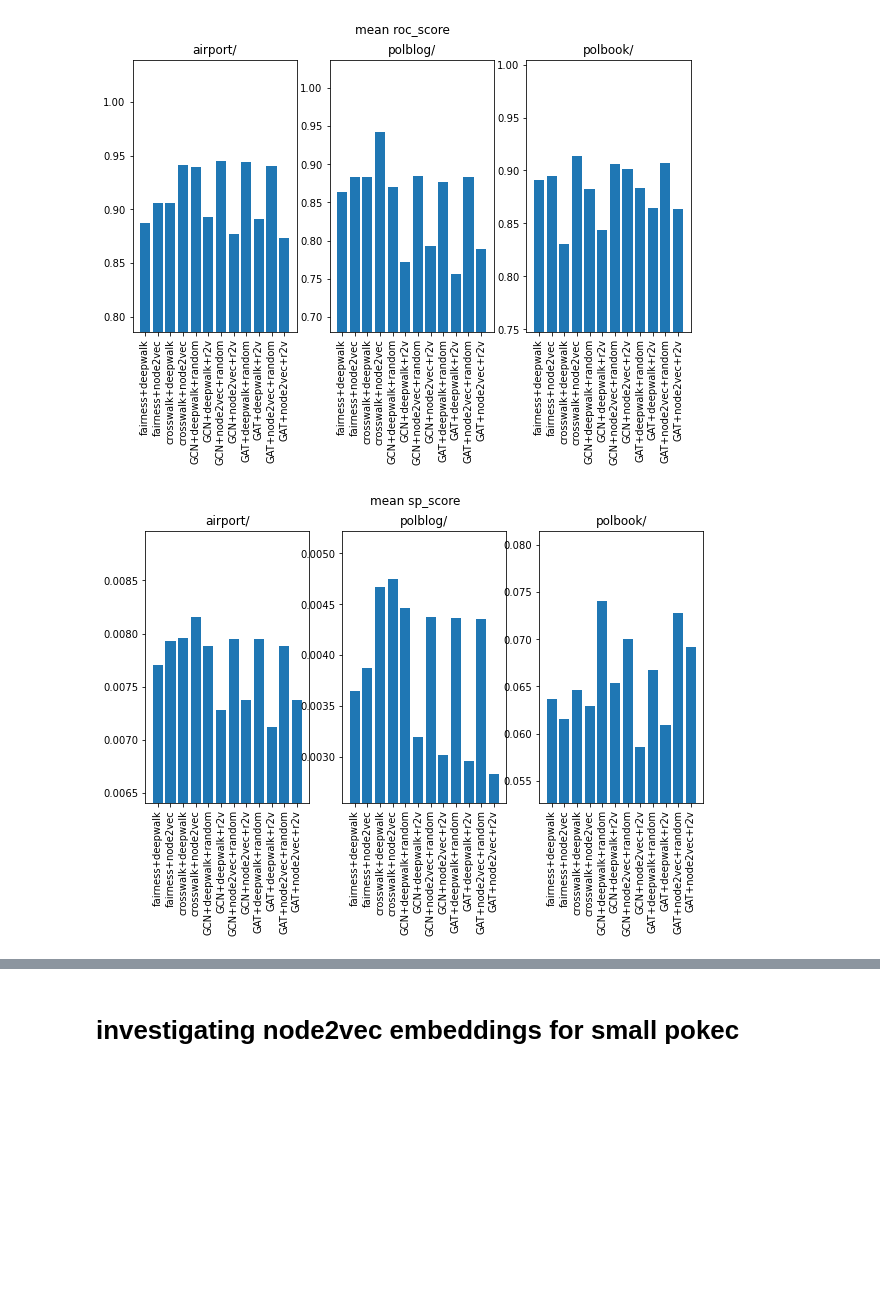
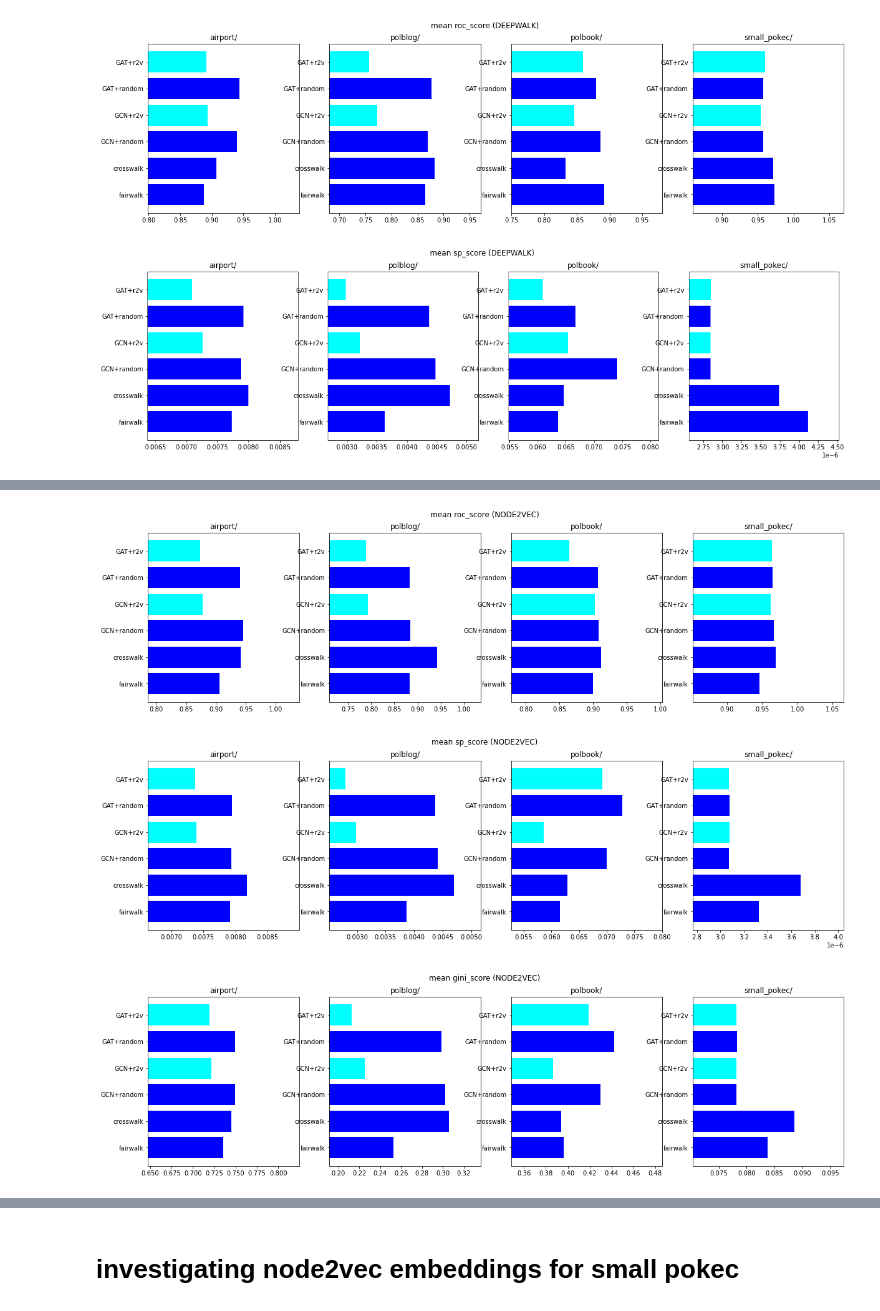
Before and after one commit to thunderock/residual2vec_, a Jupyter notebook: notebooks/RESULTS/aggregate_results.ipynb, the cells around one changed output, grey strips where cells are left out. Drawn from its saved outputs; the diff is of its cells as text; code cells hidden in the pictures; blank space fills up the shorter version.

```diff
--- a/notebooks/RESULTS/aggregate_results.ipynb
+++ b/notebooks/RESULTS/aggregate_results.ipynb
@@ -16,27 +16,34 @@ warnings.filterwarnings('ignore')
 # %%
 DATA_ROOT =  '../../../final_crosswalk/'
 
-DATASETS = ('airport/', 'polblog/', 'polbook/', ) # 'small_pokec/', 'pokec/', )
+DATASETS = ('airport/', 'polblog/', 'polbook/', 'small_pokec/')# , 'pokec/', )
 METRICS = ('roc_score', 'sp_score', 'gini_score')
 # %%
 for metric in METRICS:
     n_datasets = len(DATASETS)
 
-    f, axes = plt.subplots(1, n_datasets, figsize=(10, 5) )
-    f.suptitle("mean " + metric)
+    f, axes = plt.subplots(1, n_datasets, figsize=(20, 5) )
+    f.suptitle("mean " + metric + ' (DEEPWALK)')
     for idx, dataset in enumerate(DATASETS):
         file = DATA_ROOT + dataset + metric + '.pkl'
         m_dict = pkl.load(open(file, 'rb'))
+
         for m in list(m_dict.keys()):
-            if 'word2vec' in m.lower():
+
+            # removing node2vec and word2vec
+            if any([model in m.lower() for model in ['word2vec', 'node2vec']]):
                 m_dict.pop(m)
+            # remove deepwalk from name
+            if '+deepwalk' in m.lower():
+                m_dict[m.replace('+deepwalk', '')] = m_dict.pop(m)
         y = np.mean(np.vstack(m_dict.values()), axis=1)
-        axes[idx].bar(list(m_dict.keys()), y)
+        axes[idx].barh(list(m_dict.keys()), y, color=['cyan' if 'r2v' in x else 'blue' for x in m_dict.keys() ])
         axes[idx].title.set_text(dataset)
-        axes[idx].set_xticklabels(list(m_dict.keys()), rotation=90)
+        # axes[idx].set_xticklabels(list(m_dict.keys()), rotation=90)
         p10, P10 = np.min(y) * .9, np.max(y) * 1.1
-        axes[idx].set_ylim([p10, P10])
+        axes[idx].set_xlim([p10, P10])
+
     plt.plot()
 # %% [output]
-[figure, old version]
+[figure, new version]
-[figure, old version]
+[figure, new version]
@@ -44,3 +51,33 @@ for metric in METRICS:
+# %%
+for metric in METRICS:
+    n_datasets = len(DATASETS)
+
+    f, axes = plt.subplots(1, n_datasets, figsize=(20, 5) )
+    f.suptitle("mean " + metric + ' (NODE2VEC)')
+    for idx, dataset in enumerate(DATASETS):
+        file = DATA_ROOT + dataset + metric + '.pkl'
+        m_dict = pkl.load(open(file, 'rb'))
+
+        for m in list(m_dict.keys()):
+
+            # removing node2vec and word2vec
+            if any([model in m.lower() for model in ['word2vec', 'deepwalk']]):
+                m_dict.pop(m)
+            # remove deepwalk from name
+            if '+node2vec' in m.lower():
+                m_dict[m.replace('+node2vec', '')] = m_dict.pop(m)
+        y = np.mean(np.vstack(m_dict.values()), axis=1)
+        axes[idx].barh(list(m_dict.keys()), y, color=['cyan' if 'r2v' in x else 'blue' for x in m_dict.keys() ])
+        axes[idx].title.set_text(dataset)
+        # axes[idx].set_xticklabels(list(m_dict.keys()), rotation=90)
+        p10, P10 = np.min(y) * .9, np.max(y) * 1.1
+        axes[idx].set_xlim([p10, P10])
+
+    plt.plot()
+# %% [output]
+[figure, added]
+[figure, added]
+[figure, added]
 # %%
 n_datasets = len(DATASETS)
 f, axes = plt.subplots(1, n_datasets, figsize=(20, 5) )
```
Also changed, not shown: parts of 9 cells of this notebook, 4 other files.
